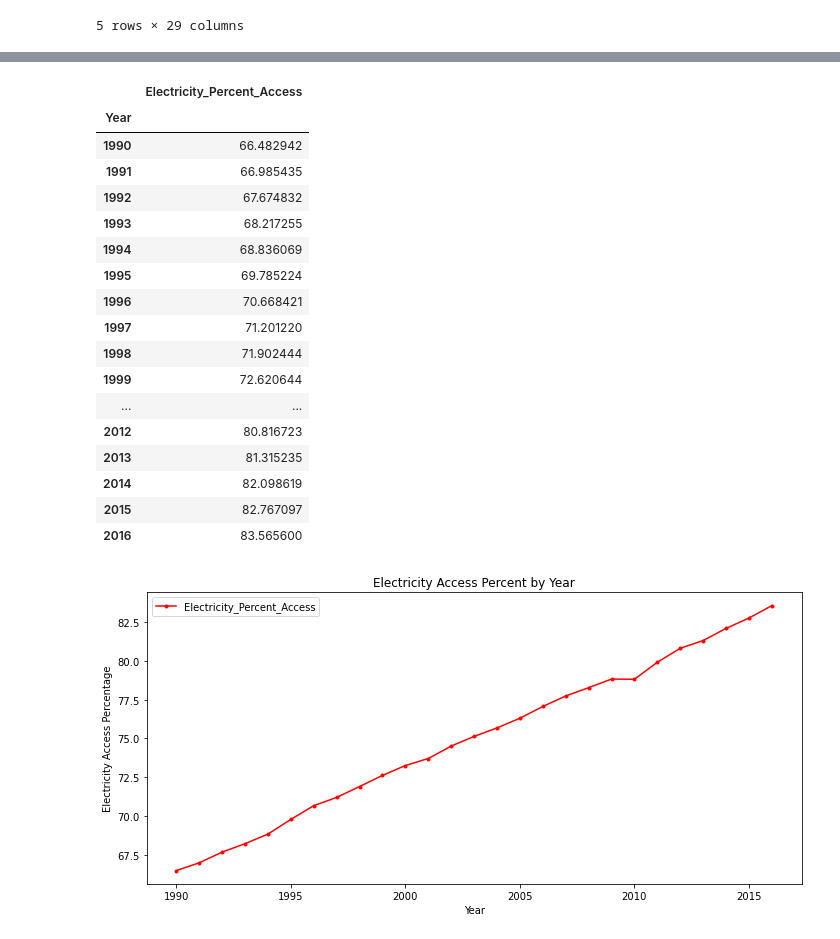
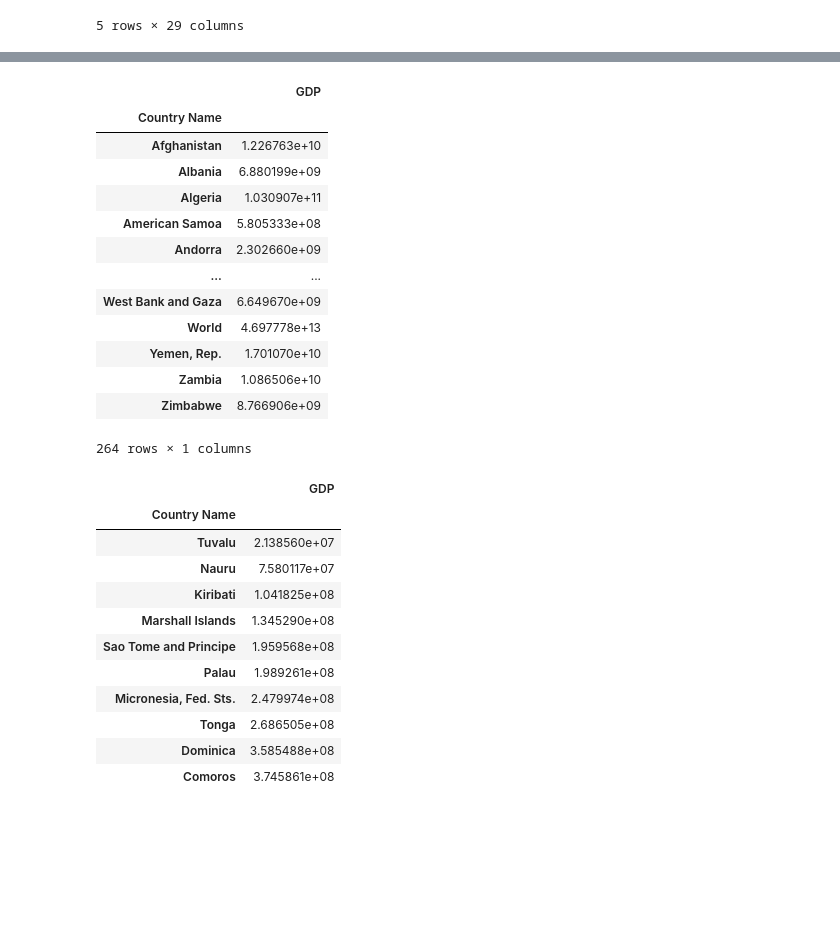
Before and after one commit to sgodkhindi/WorldBank_ETL, a Jupyter notebook: Project2/electricity.ipynb, the cells around one changed output, grey strips where cells are left out. Cells and saved outputs as stored; diff of their text form; code cells hidden in the pictures; blank space fills up the shorter version.

```diff
--- a/Project2/electricity.ipynb
+++ b/Project2/electricity.ipynb
@@ -95,35 +241,37 @@ gdp_melt_df.head()
 # %%
-# Grouping electriicty access percent by year
-yearly_data = elec_melt_df.groupby(['Year']).mean()
-yearly_data
+# Grouping GDP by country name
+country_gdp_data = gdp_melt_df.groupby(["Country Name"]).mean()
+country_gdp_data
 # %% [output]
-|  | Electricity_Percent_Access |
-| Year |  |
-| 1990 | 66.482942 |
-| 1991 | 66.985435 |
-| 1992 | 67.674832 |
-| 1993 | 68.217255 |
-| 1994 | 68.836069 |
-| 1995 | 69.785224 |
-| 1996 | 70.668421 |
-| 1997 | 71.201220 |
-| 1998 | 71.902444 |
-| 1999 | 72.620644 |
+|  | GDP |
+| Country Name |  |
+| Afghanistan | 1.226763e+10 |
+| Albania | 6.880199e+09 |
+| Algeria | 1.030907e+11 |
+| American Samoa | 5.805333e+08 |
+| Andorra | 2.302660e+09 |
 | ... | ... |
-| 2012 | 80.816723 |
-| 2013 | 81.315235 |
-| 2014 | 82.098619 |
-| 2015 | 82.767097 |
-| 2016 | 83.565600 |
+| West Bank and Gaza | 6.649670e+09 |
+| World | 4.697778e+13 |
+| Yemen, Rep. | 1.701070e+10 |
+| Zambia | 1.086506e+10 |
+| Zimbabwe | 8.766906e+09 |
+264 rows × 1 columns
 # %%
-# Plot electricity access percent by year
-elec_groupby_df = pd.DataFrame(data=yearly_data)
-
-elec_groupby_df.plot.line(title="Electricity Access Percent by Year", color = 'r', figsize=(10, 5), style='.-')
-plt.xlabel('Year')
-plt.ylabel('Electricity Access Percentage')
-plt.tight_layout()
-plt.show()
+# Displaying bottom 10 GDP countries
+bottom10 = country_gdp_data.nsmallest(n=10, columns=["GDP"])
+bottom10
 # %% [output]
-[figure, removed]
+|  | GDP |
+| Country Name |  |
+| Tuvalu | 2.138560e+07 |
+| Nauru | 7.580117e+07 |
+| Kiribati | 1.041825e+08 |
+| Marshall Islands | 1.345290e+08 |
+| Sao Tome and Principe | 1.959568e+08 |
+| Palau | 1.989261e+08 |
+| Micronesia, Fed. Sts. | 2.479974e+08 |
+| Tonga | 2.686505e+08 |
+| Dominica | 3.585488e+08 |
+| Comoros | 3.745861e+08 |
 # %%
```
Also changed, not shown: parts of 27 cells of this notebook, 4 other files.
